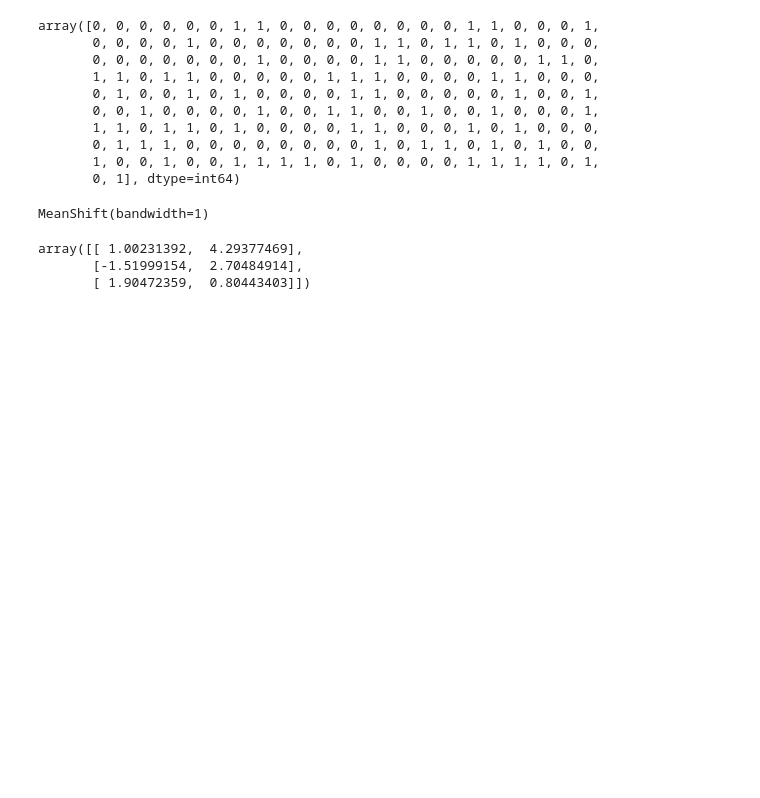
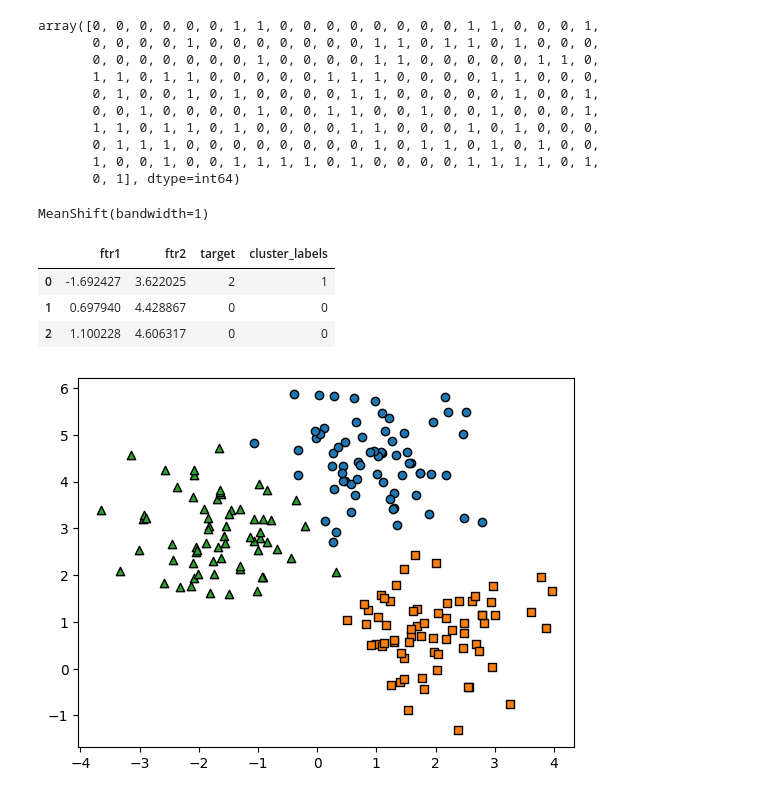
Before and after one commit to kbigdata005/ml, a Jupyter notebook: MeanShift.ipynb, the cells around one changed output. Cells and saved outputs as stored; diff of their text form; code cells hidden in the pictures; blank space fills up the shorter version.

Commit message:
2023-09-26 meanshift , dbscan

```diff
--- a/MeanShift.ipynb
+++ b/MeanShift.ipynb
@@ -60,13 +60,28 @@ meanshift.fit(X)
 MeanShift(bandwidth=1)
 # %%
 cluster_labels = meanshift.labels_
+# %%
+clusterDF['cluster_labels'] = cluster_labels
+# %%
+clusterDF.head(3)
+# %% [output]
+|  | ftr1 | ftr2 | target | cluster_labels |
+| 0 | -1.692427 | 3.622025 | 2 | 1 |
+| 1 | 0.697940 | 4.428867 | 0 | 0 |
+| 2 | 1.100228 | 4.606317 | 0 | 0 |
 # %%
-meanshift.cluster_centers_
+centers = meanshift.cluster_centers_
-# %% [output]
-array([[ 1.00231392,  4.29377469],
-       [-1.51999154,  2.70484914],
-       [ 1.90472359,  0.80443403]])
 # %%
+import matplotlib.pyplot as plt
 centers = meanshift.cluster_centers_
 unique_labels = np.unique(cluster_labels)
 markers=['o', 's', '^', 'P', 'D', 'H', 'x']
+
+for label in unique_labels :
+    label_cluster = clusterDF[clusterDF['target']==label]
+    center_x_y = centers[label]
+    plt.scatter(x=label_cluster['ftr1'], y=label_cluster['ftr2'], edgecolors='k', marker=markers[label])
+
+plt.show()
+# %% [output]
+[figure, added]
```
Also changed, not shown: parts of 1 cell of this notebook, 1 other file.
